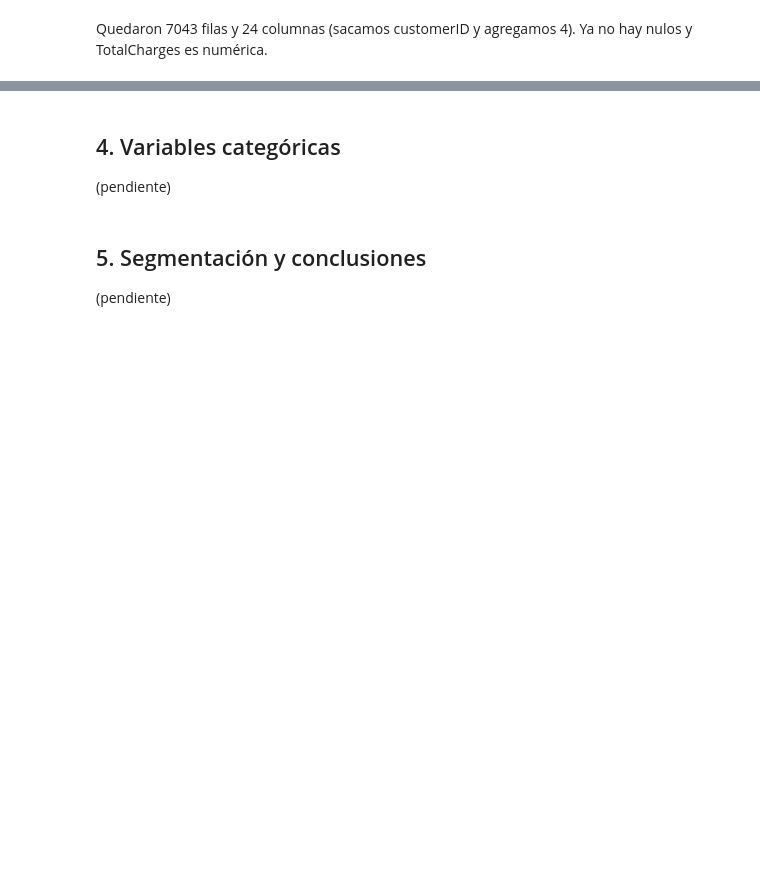
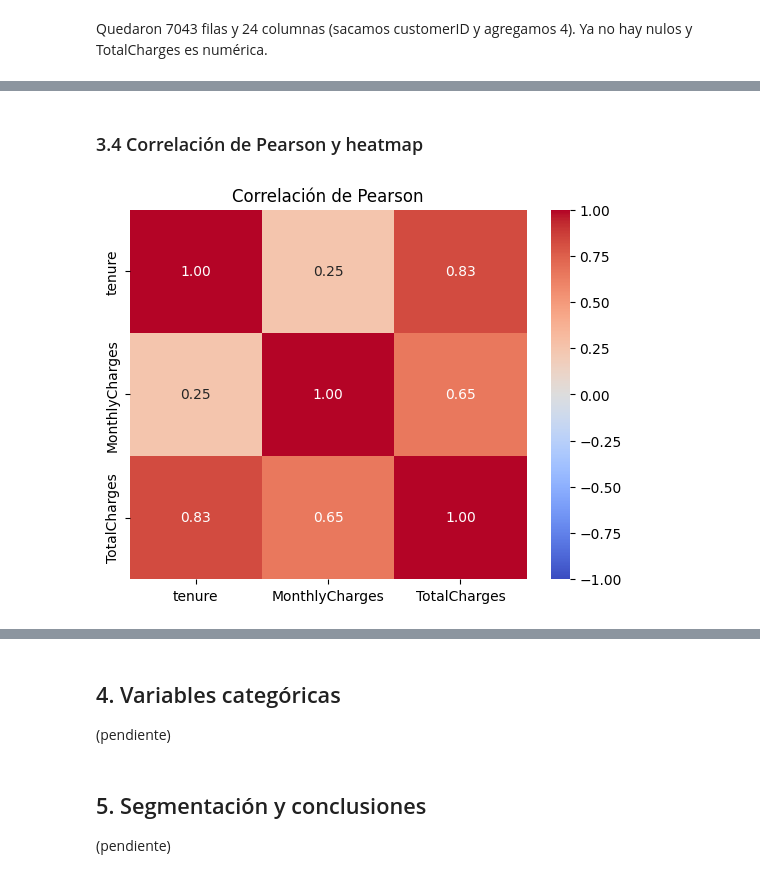
Before and after one commit to andyargg/tpi-analisis-de-datos, a Jupyter notebook: notebooks/TPI_Analisis_de_Datos.ipynb, the cells around one changed output, grey strips where cells are left out. Drawn from its saved outputs; the diff is of its cells as text; code cells hidden in the pictures; blank space fills up the shorter version.

```diff
--- a/notebooks/TPI_Analisis_de_Datos.ipynb
+++ b/notebooks/TPI_Analisis_de_Datos.ipynb
@@ -236,0 +387,3 @@ es numérica.
+# %%
+num = ["tenure", "MonthlyCharges", "TotalCharges"]
+df[num].describe()
@@ -236,0 +460,9 @@ es numérica.
+# %% [markdown]
+### 3.4 Correlación de Pearson y heatmap
+# %%
+corr = df[num].corr(method="pearson")
+sns.heatmap(corr, annot=True, fmt=".2f", cmap="coolwarm", vmin=-1, vmax=1)
+plt.title("Correlación de Pearson")
+plt.show()
+# %% [output]
+[figure, added]
```
Also changed, not shown: parts of 26 cells of this notebook.
